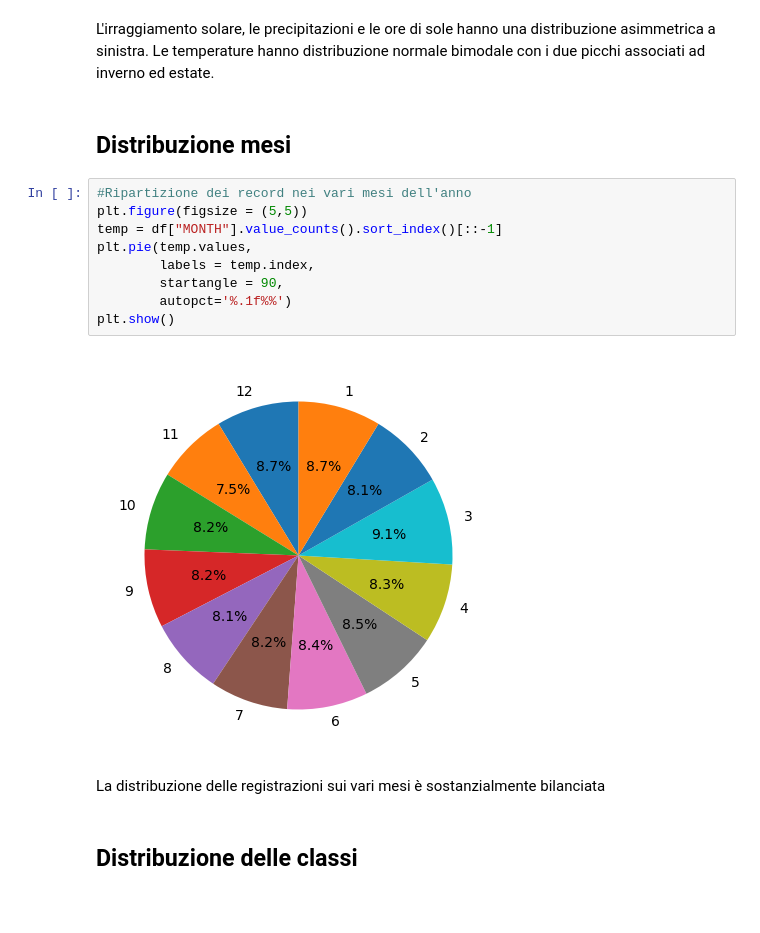
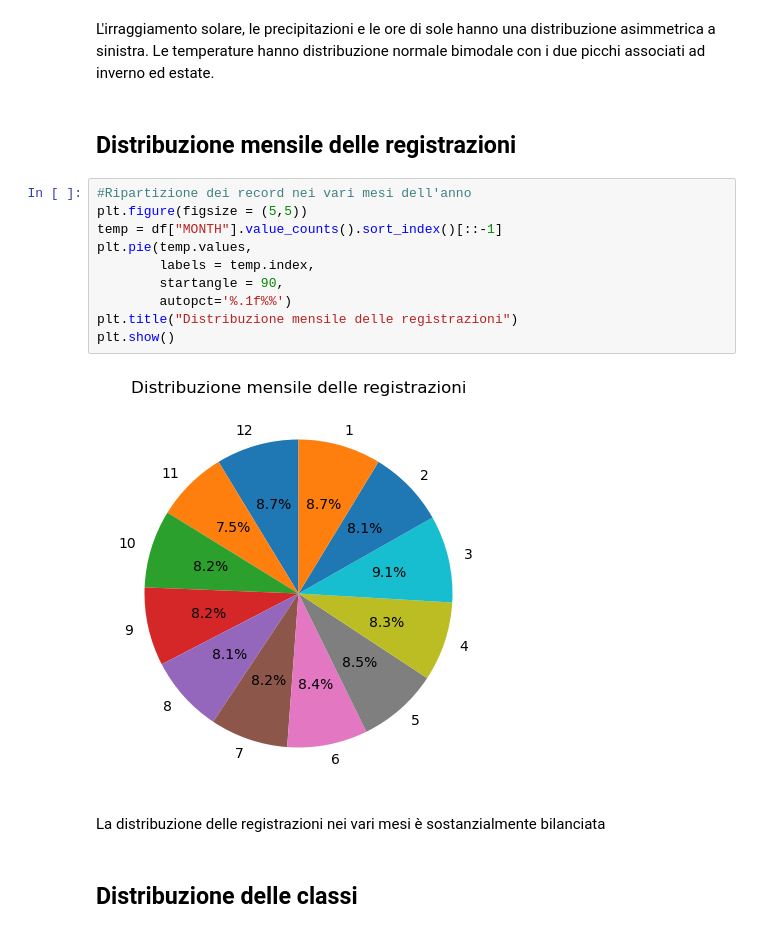
Before and after one commit to aka-buccia/progetto-statistica, a Jupyter notebook: reports/report.ipynb, the cells around one changed output. Drawn from its saved outputs; the diff is of its cells as text; blank space fills up the shorter version.

```diff
--- a/reports/report.ipynb
+++ b/reports/report.ipynb
@@ -298,20 +298,21 @@ plt.show()
 # %% [markdown]
 L'irraggiamento solare, le precipitazioni e le ore di sole hanno una distribuzione asimmetrica a sinistra. Le temperature hanno distribuzione normale bimodale con i due picchi associati ad inverno ed estate.
 # %% [markdown]
-## Distribuzione mesi
+## Distribuzione mensile delle registrazioni
 # %%
 #Ripartizione dei record nei vari mesi dell'anno
 plt.figure(figsize = (5,5))
 temp = df["MONTH"].value_counts().sort_index()[::-1]
 plt.pie(temp.values,
         labels = temp.index,
         startangle = 90,
         autopct='%.1f%%')
+plt.title("Distribuzione mensile delle registrazioni")
 plt.show()
 # %% [output]
-[figure, old version]
+[figure, new version]
 # %% [markdown]
-La distribuzione delle registrazioni sui vari mesi è sostanzialmente bilanciata
+La distribuzione delle registrazioni nei vari mesi è sostanzialmente bilanciata
 # %% [markdown]
 ## Distribuzione delle classi
 # %%
```
Also changed, not shown: parts of 9 cells of this notebook, 1 other file.
